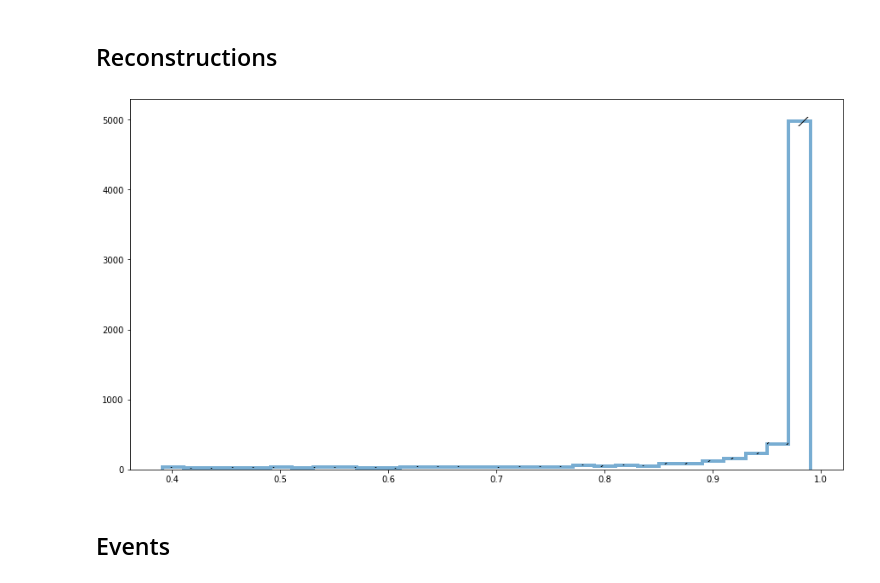
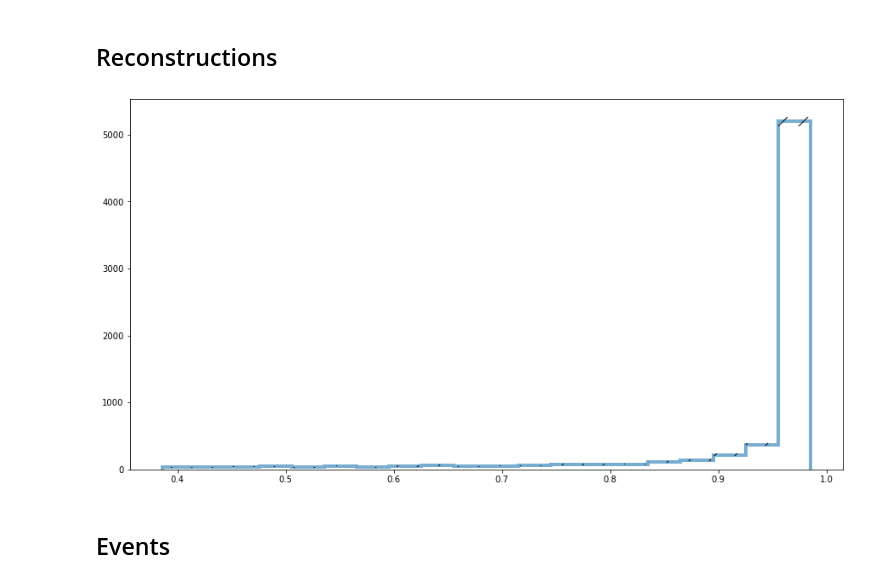
Before and after one commit to cmpatino/optimal-observables, a Jupyter notebook: consistency_checks/Reconstruction.ipynb, the cells around one changed output. Drawn from its saved outputs; the diff is of its cells as text; code cells hidden in the pictures.

```diff
--- a/consistency_checks/Reconstruction.ipynb
+++ b/consistency_checks/Reconstruction.ipynb
@@ -27,9 +27,9 @@ for batch_idx in range(10):
 arrays = {name: np.concatenate(batches, axis=0) for name, batches in batches.items()}
 # %%
 fix, ax = plt.subplots(figsize=(15, 8))
-ax = histos.hist_var(arrays["weight"], ax=ax, bins=30)
+ax = histos.hist_var(arrays["weight"], ax=ax, bins=20)
 # %% [output]
-[figure, old version]
+[figure, new version]
 # %% [markdown]
 ## Events
 # %%
```
Also changed, not shown: parts of 4 cells of this notebook, 1 other file.
